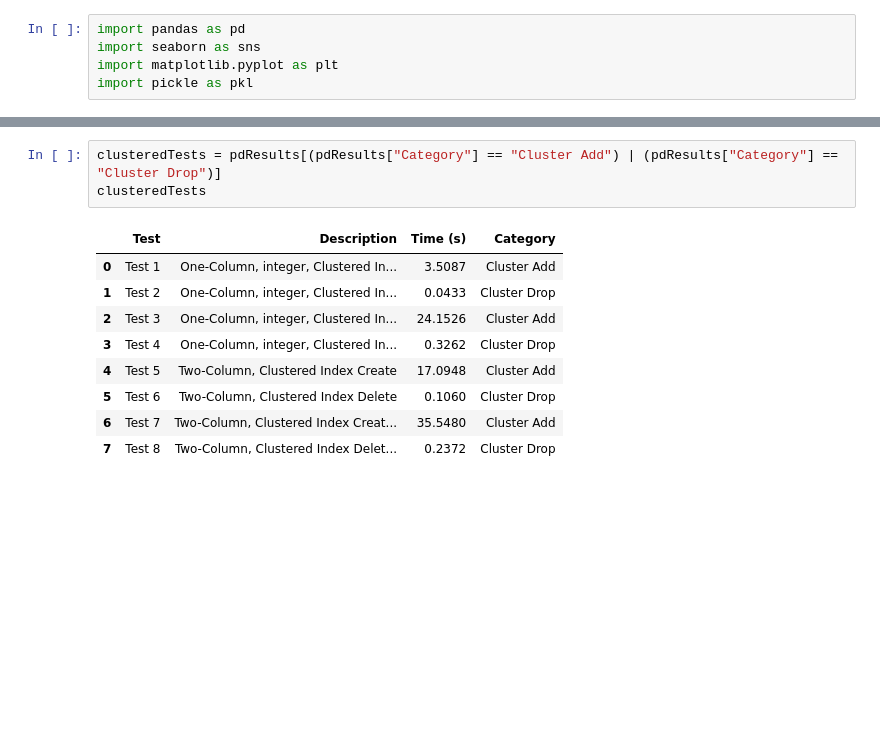
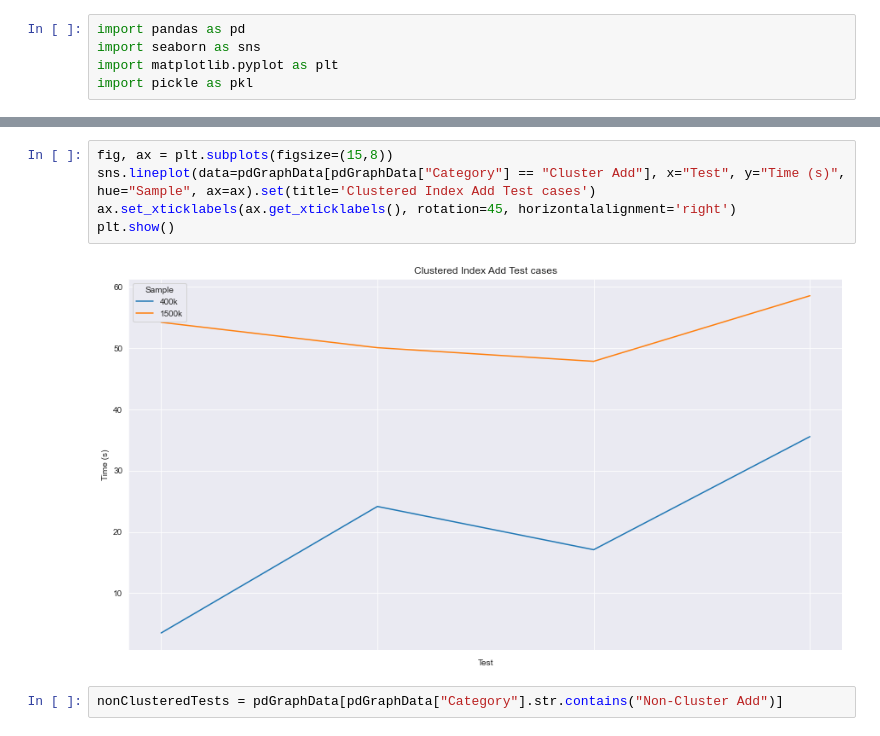
Before and after one commit to TheDarkTrumpet/SQL-Heap-Test, a Jupyter notebook: results.ipynb, the cells around one changed output, grey strips where cells are left out. Drawn from its saved outputs; the diff is of its cells as text; blank space fills up the shorter version.

```diff
--- a/results.ipynb
+++ b/results.ipynb
@@ -51,15 +56,11 @@ plt.show()
-# %%
-clusteredTests = pdResults[(pdResults["Category"] == "Cluster Add") | (pdResults["Category"] == "Cluster Drop")]
-clusteredTests
-# %% [output]
-|  | Test | Description | Time (s) | Category |
-| 0 | Test 1 | One-Column, integer, Clustered In... | 3.5087 | Cluster Add |
-| 1 | Test 2 | One-Column, integer, Clustered In... | 0.0433 | Cluster Drop |
-| 2 | Test 3 | One-Column, integer, Clustered In... | 24.1526 | Cluster Add |
-| 3 | Test 4 | One-Column, integer, Clustered In... | 0.3262 | Cluster Drop |
-| 4 | Test 5 | Two-Column, Clustered Index Create | 17.0948 | Cluster Add |
-| 5 | Test 6 | Two-Column, Clustered Index Delete | 0.1060 | Cluster Drop |
-| 6 | Test 7 | Two-Column, Clustered Index Creat... | 35.5480 | Cluster Add |
-| 7 | Test 8 | Two-Column, Clustered Index Delet... | 0.2372 | Cluster Drop |
+# %%
+fig, ax = plt.subplots(figsize=(15,8))
+sns.lineplot(data=pdGraphData[pdGraphData["Category"] == "Cluster Add"], x="Test", y="Time (s)", hue="Sample", ax=ax).set(title='Clustered Index Add Test cases')
+ax.set_xticklabels(ax.get_xticklabels(), rotation=45, horizontalalignment='right')
+plt.show()
+# %% [output]
+[figure, added]
+# %%
+nonClusteredTests = pdGraphData[pdGraphData["Category"].str.contains("Non-Cluster Add")]
 # %%
 fig, ax = plt.subplots(figsize=(15,8))
```
Also changed, not shown: parts of 9 cells of this notebook.
